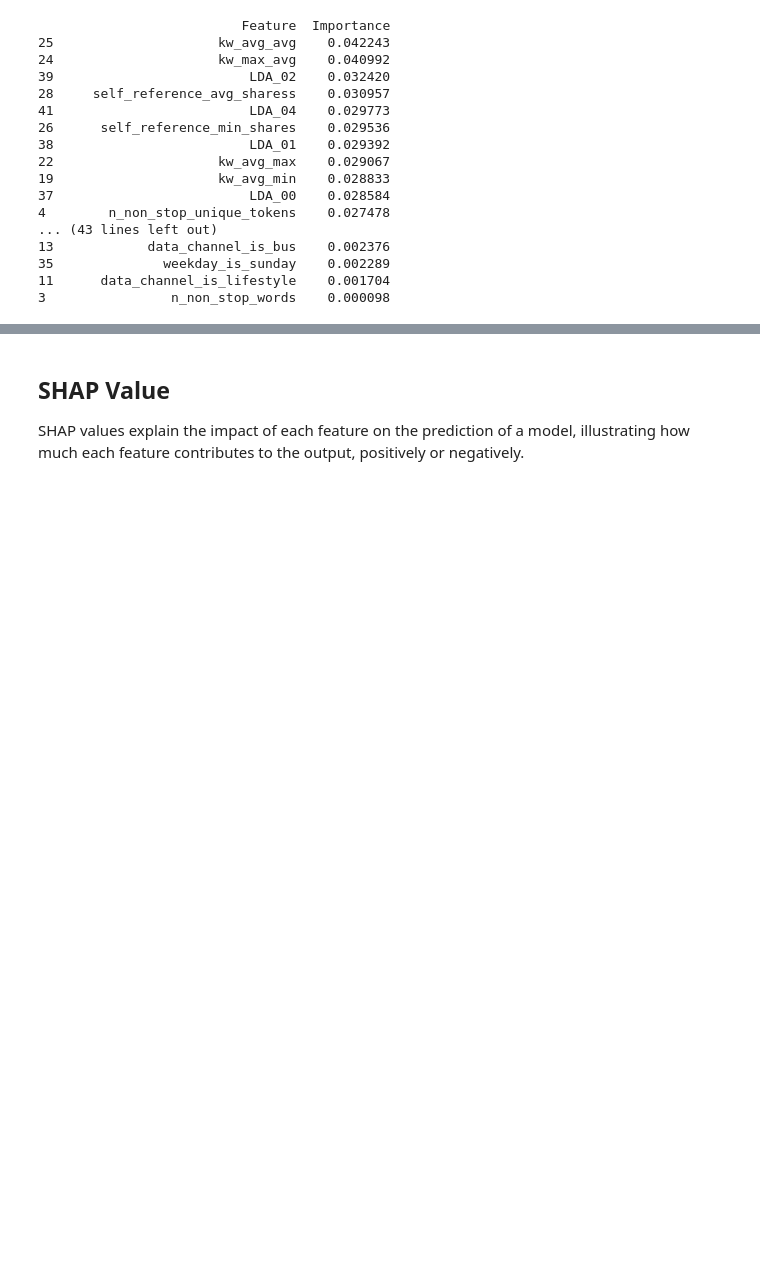
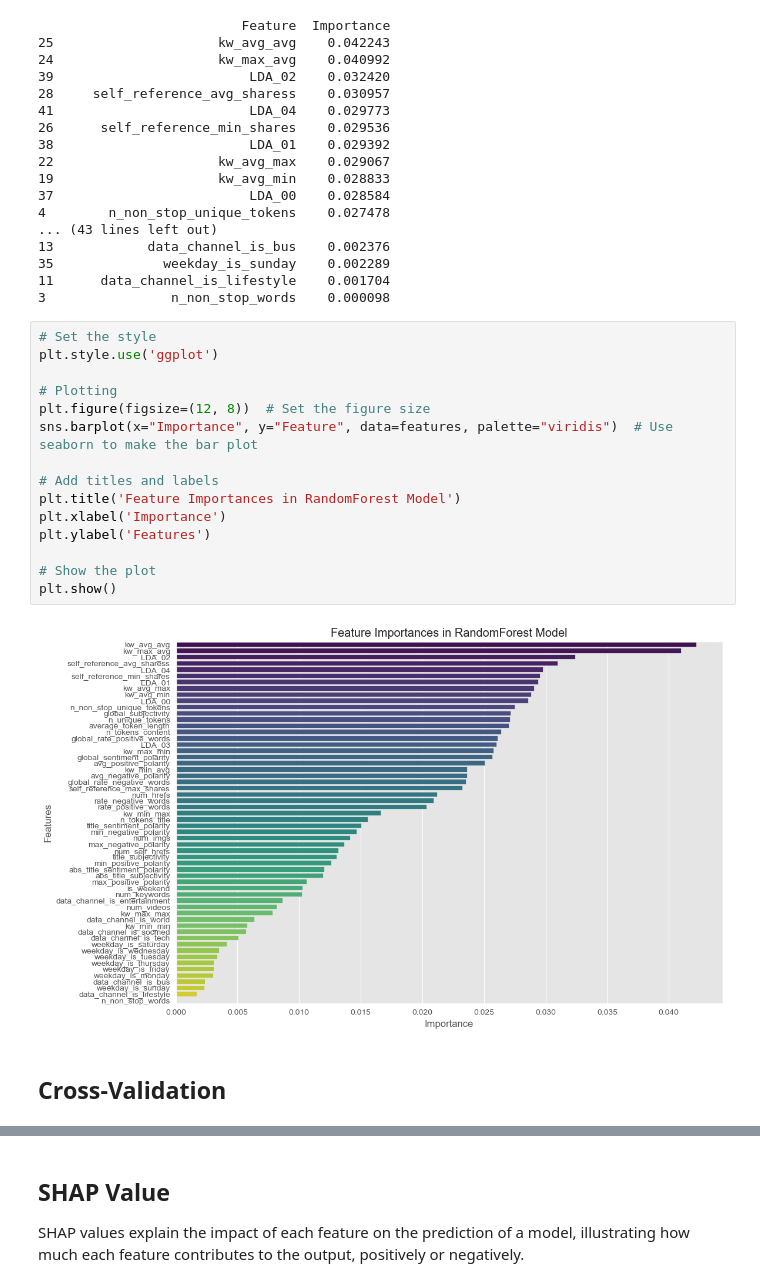
Before and after one commit to winni50927/postpopularity_ml_prediction, a Jupyter notebook: final.ipynb, the cells around one changed output, grey strips where cells are left out. Cells and saved outputs as stored; diff of their text form; blank space fills up the shorter version.

```diff
--- a/final.ipynb
+++ b/final.ipynb
@@ -647,3 +655,22 @@ print(features)
 35              weekday_is_sunday    0.002289
 11      data_channel_is_lifestyle    0.001704
 3                n_non_stop_words    0.000098
+# %%
+# Set the style
+plt.style.use('ggplot')
+
+# Plotting
+plt.figure(figsize=(12, 8))  # Set the figure size
+sns.barplot(x="Importance", y="Feature", data=features, palette="viridis")  # Use seaborn to make the bar plot
+
+# Add titles and labels
+plt.title('Feature Importances in RandomForest Model')
+plt.xlabel('Importance')
+plt.ylabel('Features')
+
+# Show the plot
+plt.show()
+# %% [output]
+[figure, added]
+# %% [markdown]
+## Cross-Validation
```
Also changed, not shown: parts of 14 cells of this notebook.
